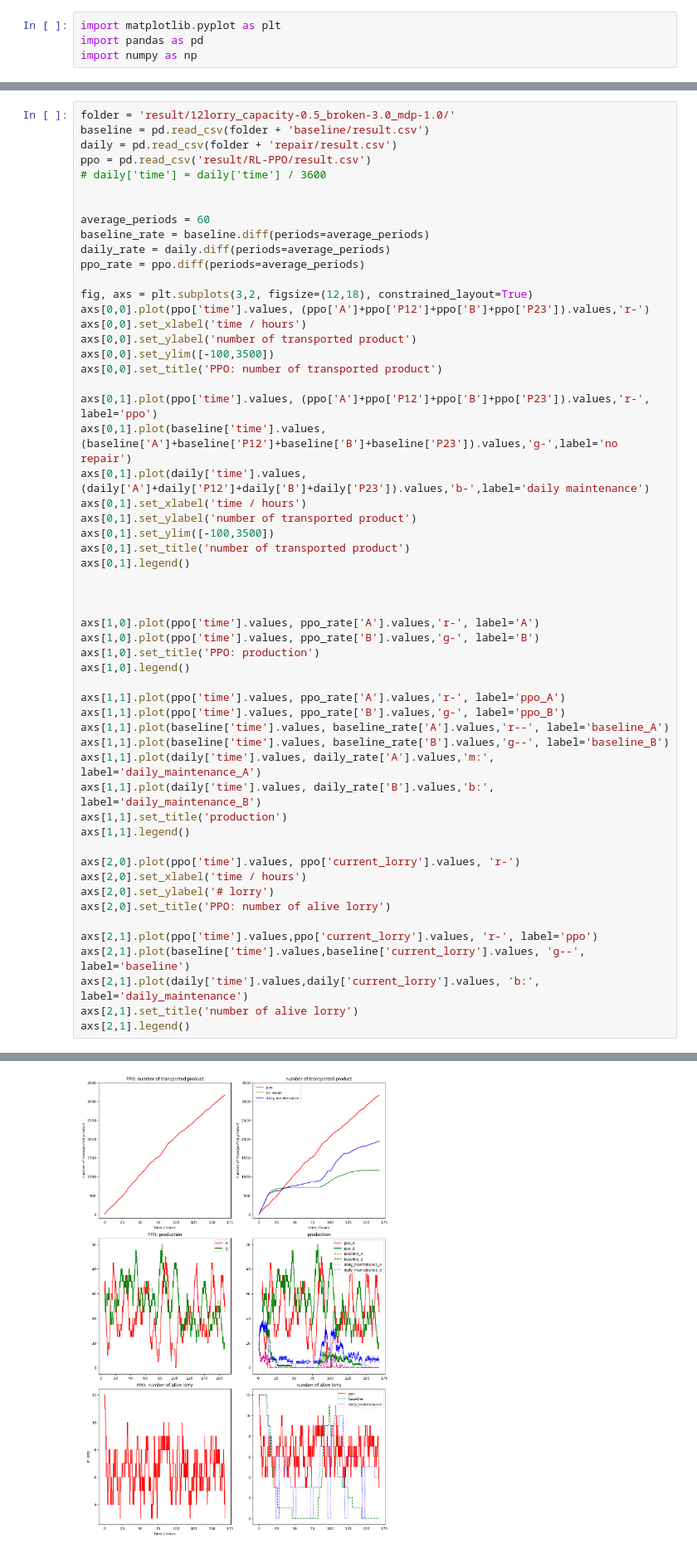
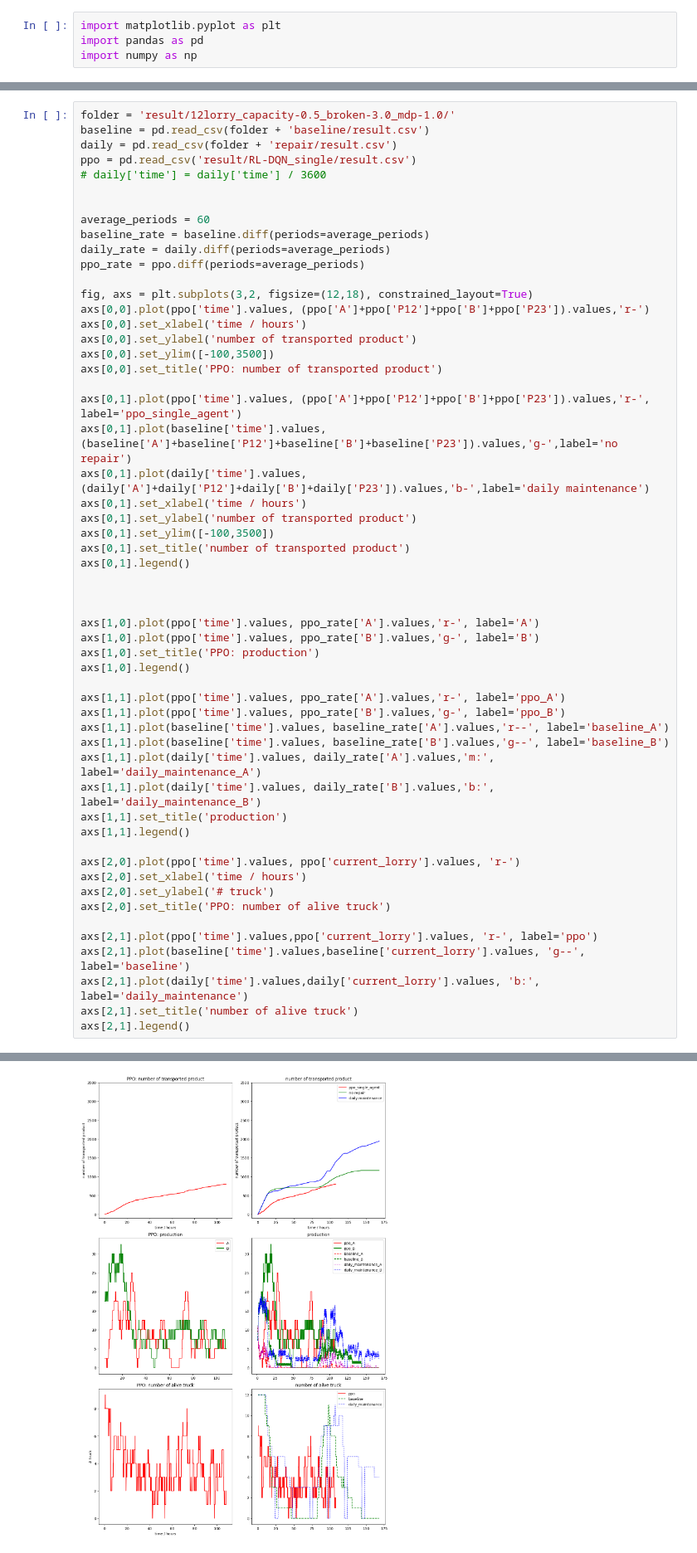
Before and after one commit to Observe-l/PredM, a Jupyter notebook: result_plot.ipynb, the cells around one changed output, grey strips where cells are left out. Shown at 83% size. Drawn from its saved outputs; the diff is of its cells as text.

Commit message:
Backup single agent

```diff
--- a/result_plot.ipynb
+++ b/result_plot.ipynb
@@ -203,7 +203,7 @@ axs[3,2].legend()
 folder = 'result/12lorry_capacity-0.5_broken-3.0_mdp-1.0/'
 baseline = pd.read_csv(folder + 'baseline/result.csv')
 daily = pd.read_csv(folder + 'repair/result.csv')
-ppo = pd.read_csv('result/RL-PPO/result.csv')
+ppo = pd.read_csv('result/RL-DQN_single/result.csv')
 # daily['time'] = daily['time'] / 3600
 
 
@@ -219,41 +219,41 @@ axs[0,0].set_ylabel('number of transported product')
 axs[0,0].set_ylim([-100,3500])
 axs[0,0].set_title('PPO: number of transported product')
 
-axs[0,1].plot(ppo['time'].values, (ppo['A']+ppo['P12']+ppo['B']+ppo['P23']).values,'r-', label='ppo')
+axs[0,1].plot(ppo['time'].values, (ppo['A']+ppo['P12']+ppo['B']+ppo['P23']).values,'r-', label='ppo_single_agent')
 axs[0,1].plot(baseline['time'].values, (baseline['A']+baseline['P12']+baseline['B']+baseline['P23']).values,'g-',label='no repair')
 axs[0,1].plot(daily['time'].values, (daily['A']+daily['P12']+daily['B']+daily['P23']).values,'b-',label='daily maintenance')
 axs[0,1].set_xlabel('time / hours')
 axs[0,1].set_ylabel('number of transported product')
 axs[0,1].set_ylim([-100,3500])
 axs[0,1].set_title('number of transported product')
 axs[0,1].legend()
 
 
 
 axs[1,0].plot(ppo['time'].values, ppo_rate['A'].values,'r-', label='A')
 axs[1,0].plot(ppo['time'].values, ppo_rate['B'].values,'g-', label='B')
 axs[1,0].set_title('PPO: production')
 axs[1,0].legend()
 
 axs[1,1].plot(ppo['time'].values, ppo_rate['A'].values,'r-', label='ppo_A')
 axs[1,1].plot(ppo['time'].values, ppo_rate['B'].values,'g-', label='ppo_B')
 axs[1,1].plot(baseline['time'].values, baseline_rate['A'].values,'r--', label='baseline_A')
 axs[1,1].plot(baseline['time'].values, baseline_rate['B'].values,'g--', label='baseline_B')
 axs[1,1].plot(daily['time'].values, daily_rate['A'].values,'m:', label='daily_maintenance_A')
 axs[1,1].plot(daily['time'].values, daily_rate['B'].values,'b:', label='daily_maintenance_B')
 axs[1,1].set_title('production')
 axs[1,1].legend()
 
 axs[2,0].plot(ppo['time'].values, ppo['current_lorry'].values, 'r-')
 axs[2,0].set_xlabel('time / hours')
-axs[2,0].set_ylabel('# lorry')
-axs[2,0].set_title('PPO: number of alive lorry')
+axs[2,0].set_ylabel('# truck')
+axs[2,0].set_title('PPO: number of alive truck')
 
 axs[2,1].plot(ppo['time'].values,ppo['current_lorry'].values, 'r-', label='ppo')
 axs[2,1].plot(baseline['time'].values,baseline['current_lorry'].values, 'g--', label='baseline')
 axs[2,1].plot(daily['time'].values,daily['current_lorry'].values, 'b:', label='daily_maintenance')
-axs[2,1].set_title('number of alive lorry')
+axs[2,1].set_title('number of alive truck')
 axs[2,1].legend()
 # %% [output]
 <matplotlib.legend.Legend at 0x...>
-[figure, old version]
+[figure, new version]
```
Also changed, not shown: 9 other files.
